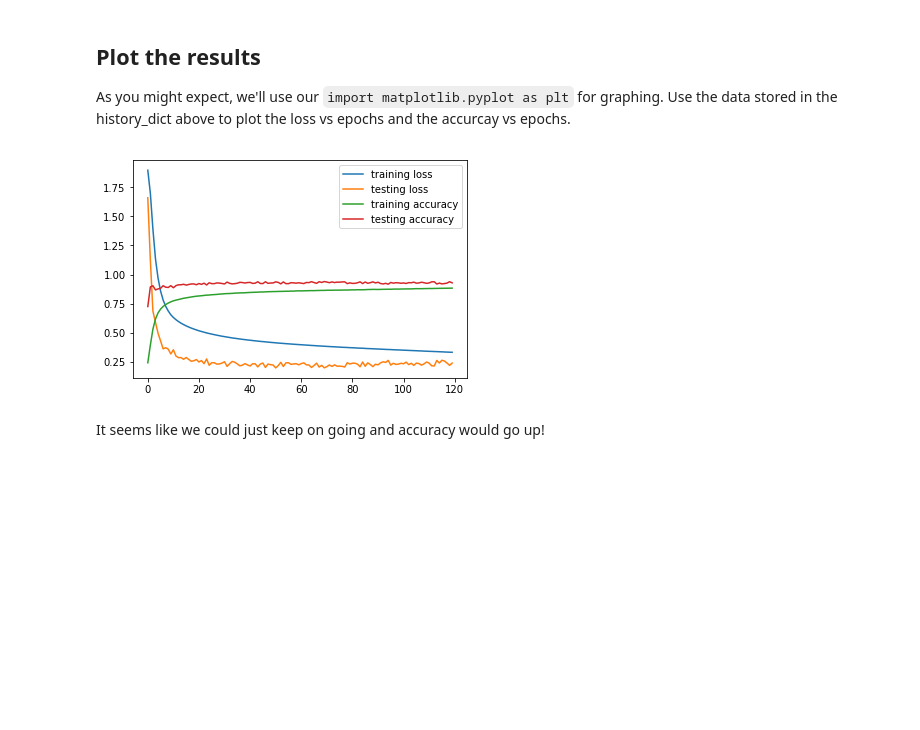
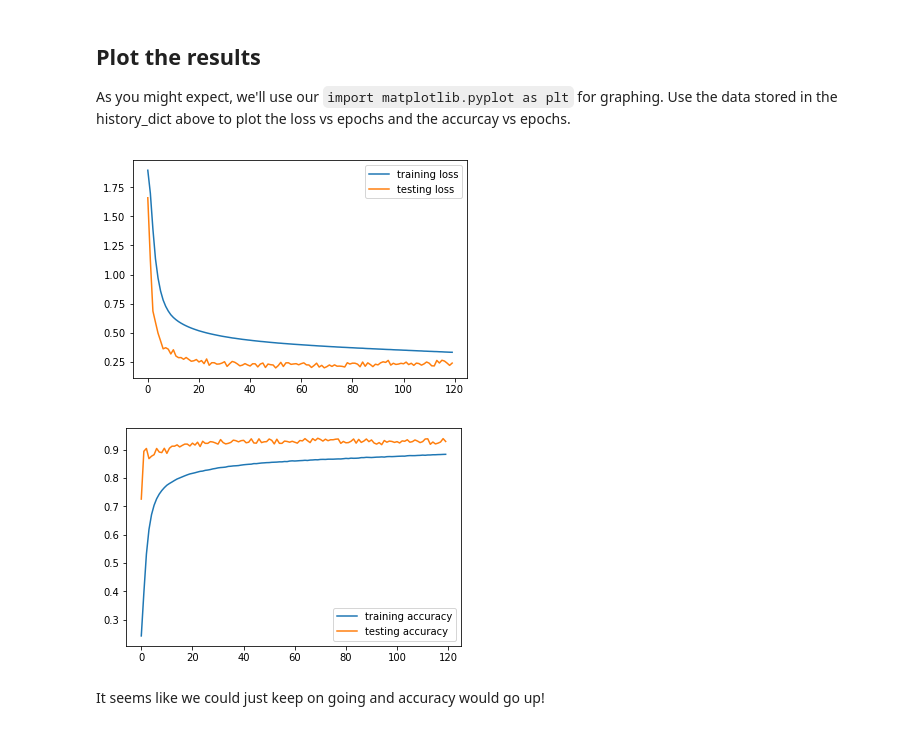
Before and after one commit to kayschulz/dsc-04-41-05-keras-lab-seattle-ds-career-040119, a Jupyter notebook: index.ipynb, the cells around one changed output. Saved outputs shown, nothing was run; the diff lists cells and outputs as text; code cells hidden in the pictures; blank space fills up the shorter version.

```diff
--- a/index.ipynb
+++ b/index.ipynb
@@ -294,8 +294,6 @@
 # %%
 plt.plot(history_dict['loss'], label='training loss')
 plt.plot(history_dict['val_loss'], label='testing loss')
-plt.plot(history_dict['acc'], label='training accuracy')
-plt.plot(history_dict['val_acc'], label='testing accuracy')
 plt.legend();
 # %% [output]
-[figure, old version]
+[figure, new version]
@@ -304,3 +300,9 @@ plt.legend();
+# %%
+plt.plot(history_dict['acc'], label='training accuracy')
+plt.plot(history_dict['val_acc'], label='testing accuracy')
+plt.legend();
+# %% [output]
+[figure, added]
 # %% [markdown]
 It seems like we could just keep on going and accuracy would go up!
 # %% [markdown]
```
Also changed, not shown: parts of 1 cell of this notebook.
